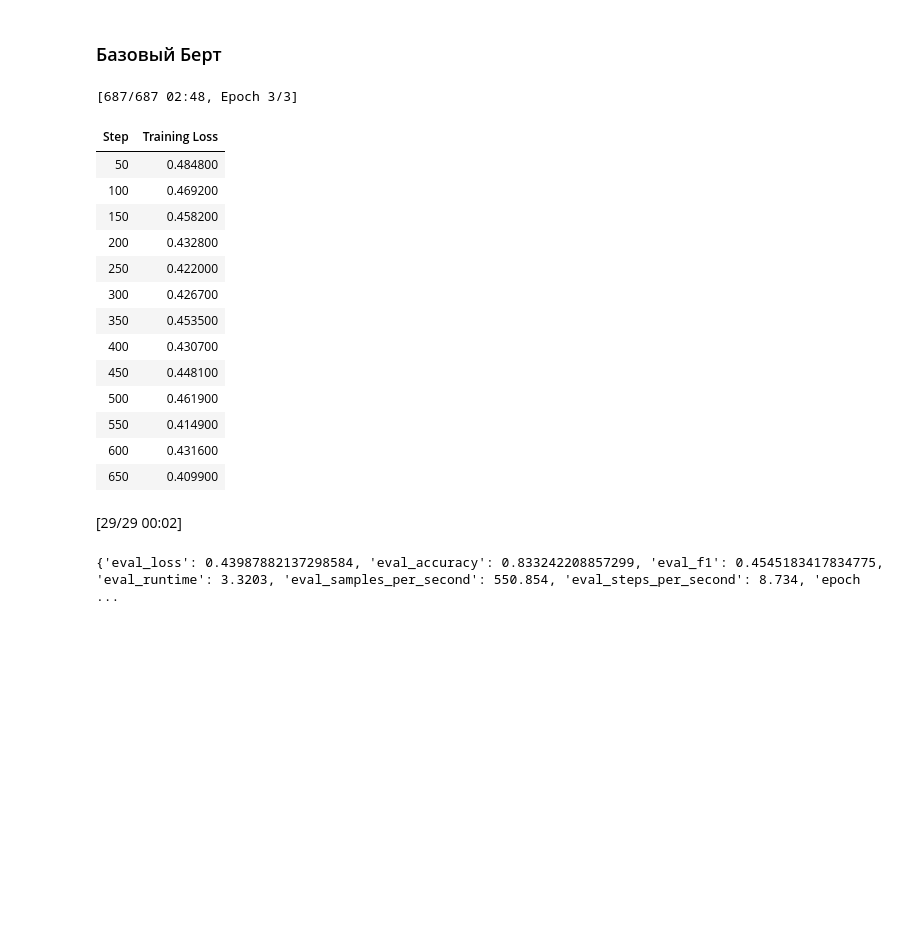
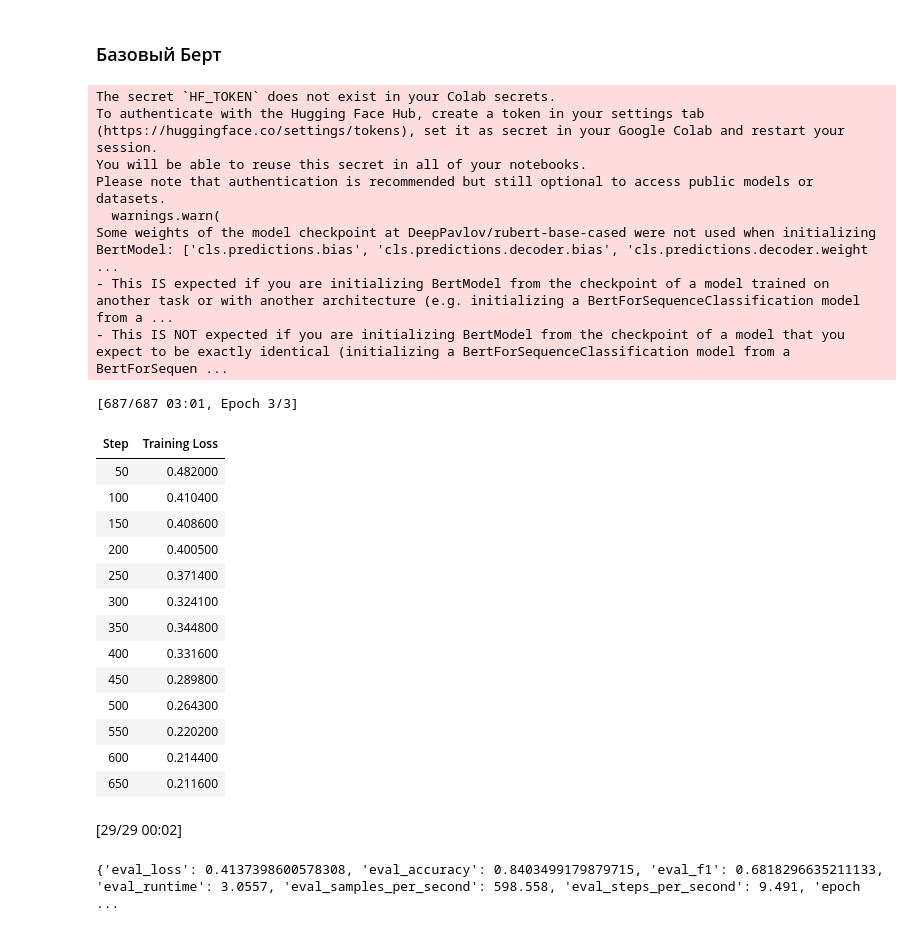
Before and after one commit to l-htfld/semantic_experiments, a Jupyter notebook: Semantic_experiments_base_ALEX.ipynb, the cells around one changed output. Drawn from its saved outputs; the diff is of its cells as text; code cells hidden in the pictures; blank space fills up the shorter version.

```diff
--- a/Semantic_experiments_base_ALEX.ipynb
+++ b/Semantic_experiments_base_ALEX.ipynb
@@ -149,38 +73,32 @@ Name: count, dtype: int64
 # %%
 # Общая информация и пропуски
 print("Общая информация по DataFrame:")
-print(data.info())
+print(df_alex.info())
 print("\nКоличество пропусков по столбцам:")
-print(data.isna().sum())
+print(df_alex.isna().sum())
 
 # Распределение сарказма
 print("\nРаспределение меток sarcasm:")
-print(data['sarcasm'].value_counts(dropna=False))
+print(df_alex['sarcasm'].value_counts(dropna=False))
 print("\nДоля каждой метки sarcasm:")
-print(data['sarcasm'].value_counts(normalize=True))
+print(df_alex['sarcasm'].value_counts(normalize=True))
 
-# Анализ по другим полям
-for col in ['genre', 'gender', 'exp']:
-    print(f"\nРаспределение по {col}:")
-    print(data[col].value_counts(dropna=False))
-    print(f"\nДоля по {col}:")
-    print(data[col].value_counts(normalize=True, dropna=False))
 
 # Статистика по длине текста
-data['text_length_chars'] = data['text'].str.len()
-data['text_length_words'] = data['text'].str.split().str.len()
+df_alex['text_length_chars'] = df_alex['text'].str.len()
+df_alex['text_length_words'] = df_alex['text'].str.split().str.len()
 
 print("\nСтатистика длины текста (символы):")
-print(data['text_length_chars'].describe())
+print(df_alex['text_length_chars'].describe())
 print("\nСтатистика длины текста (слова):")
-print(data['text_length_words'].describe())
+print(df_alex['text_length_words'].describe())
 
 # Сравнение длины текста в саркастичных/несаркастичных примерах
 print("\nДлина текста по классам sarcasm (символы):")
-print(data.groupby('sarcasm')['text_length_chars'].describe())
+print(df_alex.groupby('sarcasm')['text_length_chars'].describe())
 
 print("\nДлина текста по классам sarcasm (слова):")
-print(data.groupby('sarcasm')['text_length_words'].describe())
+print(df_alex.groupby('sarcasm')['text_length_words'].describe())
 # %% [output]
 Общая информация по DataFrame:
 <class 'pandas.core.frame.DataFrame'>
@@ -299,7 +217,7 @@ from transformers import BertModel, BertConfig
 # %%
 class CustomBertClassifier(nn.Module):
     def __init__(self,
-                 pretrained_model_name: str = 'bert-base-uncased',
+                 pretrained_model_name: str = 'DeepPavlov/rubert-base-cased',
                  num_labels: int = 2,
                  hidden_dim: int = 768,
                  dropout_prob: float = 0.1):
@@ -361,12 +279,12 @@ df_alex['sarcasm'] = df_alex['sarcasm'].astype(int)
 train_df, test_df = train_test_split(
     df_alex,
     test_size=0.2,
-    stratify=combined_df['sarcasm'],
-    random_state=42
+    stratify=df_alex['sarcasm'],
+    random_state=RANDOM_SEED
 )
 
 # Токенизация
-tokenizer = BertTokenizer.from_pretrained('bert-base-uncased')
+tokenizer = BertTokenizer.from_pretrained('DeepPavlov/rubert-base-cased')
 
 @dataclass
 class NERFeatures:
@@ -408,7 +326,7 @@ test_dataset  = SarcasmDataset(test_df, tokenizer)
 
 # Загрузка модели
 model = CustomBertClassifier(
-    pretrained_model_name='bert-base-uncased',
+    pretrained_model_name='DeepPavlov/rubert-base-cased',
     num_labels=2,
     hidden_dim=768,
     dropout_prob=0.1
@@ -437,46 +355,54 @@ training_args = TrainingArguments(
     dataloader_num_workers=2,
 
     # частота в шагах
     logging_steps=50,
     eval_steps=500,
     save_steps=500,
     save_total_limit=1,
 
     load_best_model_at_end=False,
     metric_for_best_model="accuracy",
     report_to="tensorboard",
 )
 
 # Трейнер
 trainer = Trainer(
     model=model,
     args=training_args,
     train_dataset=train_dataset,
     eval_dataset=test_dataset,
     compute_metrics=compute_metrics
 )
 
 # Обучение и оценка
 trainer.train()
 results = trainer.evaluate()
 print(results)
 # Сохраняем лучшую модель
 trainer.save_model('./best_model')
 # %% [output]
-[687/687 02:48, Epoch 3/3]
+The secret `HF_TOKEN` does not exist in your Colab secrets.
+To authenticate with the Hugging Face Hub, create a token in your settings tab (https://huggingface.co/settings/tokens), set it as secret in your Google Colab and restart your session.
+You will be able to reuse this secret in all of your notebooks.
+Please note that authentication is recommended but still optional to access public models or datasets.
+  warnings.warn(
+Some weights of the model checkpoint at DeepPavlov/rubert-base-cased were not used when initializing BertModel: ['cls.predictions.bias', 'cls.predictions.decoder.bias', 'cls.predictions.decoder.weight ...
+- This IS expected if you are initializing BertModel from the checkpoint of a model trained on another task or with another architecture (e.g. initializing a BertForSequenceClassification model from a ...
+- This IS NOT expected if you are initializing BertModel from the checkpoint of a model that you expect to be exactly identical (initializing a BertForSequenceClassification model from a BertForSequen ...
+[687/687 03:01, Epoch 3/3]
 | Step | Training Loss |
-| 50 | 0.484800 |
-| 100 | 0.469200 |
-| 150 | 0.458200 |
-| 200 | 0.432800 |
-| 250 | 0.422000 |
-| 300 | 0.426700 |
-| 350 | 0.453500 |
-| 400 | 0.430700 |
-| 450 | 0.448100 |
-| 500 | 0.461900 |
-| 550 | 0.414900 |
-| 600 | 0.431600 |
-| 650 | 0.409900 |
+| 50 | 0.482000 |
+| 100 | 0.410400 |
+| 150 | 0.408600 |
+| 200 | 0.400500 |
+| 250 | 0.371400 |
+| 300 | 0.324100 |
+| 350 | 0.344800 |
+| 400 | 0.331600 |
+| 450 | 0.289800 |
+| 500 | 0.264300 |
+| 550 | 0.220200 |
+| 600 | 0.214400 |
+| 650 | 0.211600 |
 [29/29 00:02]
-{'eval_loss': 0.43987882137298584, 'eval_accuracy': 0.833242208857299, 'eval_f1': 0.4545183417834775, 'eval_runtime': 3.3203, 'eval_samples_per_second': 550.854, 'eval_steps_per_second': 8.734, 'epoch ...
+{'eval_loss': 0.4137398600578308, 'eval_accuracy': 0.8403499179879715, 'eval_f1': 0.6818296635211133, 'eval_runtime': 3.0557, 'eval_samples_per_second': 598.558, 'eval_steps_per_second': 9.491, 'epoch ...
```
Also changed, not shown: parts of 10 cells of this notebook, 2 other files.
